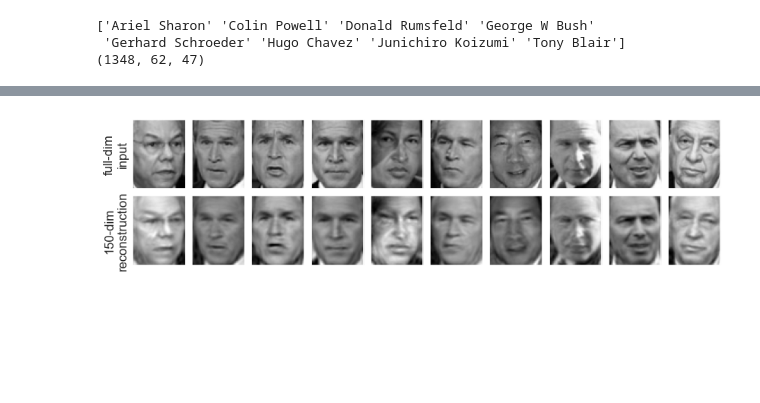
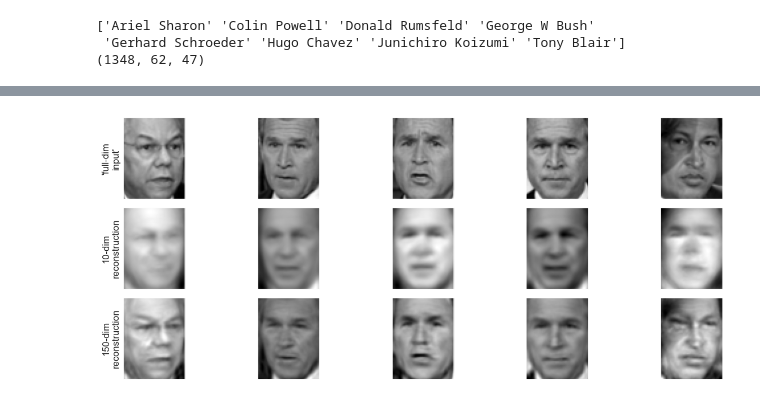
Before and after one commit to wilsbt/PCA, a Jupyter notebook: PCA_Faces.ipynb, the cells around one changed output, grey strips where cells are left out. Drawn from its saved outputs; the diff is of its cells as text; code cells hidden in the pictures; blank space fills up the shorter version.

```diff
--- a/PCA_Faces.ipynb
+++ b/PCA_Faces.ipynb
@@ -16,5 +20,5 @@ print(faces.images.shape)
 # %%
-from sklearn.decomposition import PCA as RandomizedPCA # this line was changed from the orginal as the original is deprecated
-pca = RandomizedPCA(150)
+from sklearn.decomposition import PCA as RandomizedPCA
+pca = RandomizedPCA(10)
 pca.fit(faces.data)
 # %% [output]
@@ -36,18 +50,31 @@ plt.ylabel('cumulative explained variance');
 # %%
 # Compute the components and projected faces
-pca = RandomizedPCA(150).fit(faces.data) # originally ~3000 features
-components = pca.transform(faces.data)
-projected = pca.inverse_transform(components)
+n = [10, 150]
+pca = []
+components = []
+projected = []
+for i in range(len(n)):
+    pca.append(RandomizedPCA(n[i]).fit(faces.data))
+    components.append(pca[i].transform(faces.data))
+    projected.append(pca[i].inverse_transform(components[i]))
 # %%
 # Plot the results
-fig, ax = plt.subplots(2, 10, figsize=(10, 2.5),
+n_faces = 5
+fig, ax = plt.subplots(len(n)+1, n_faces, figsize=(n_faces*3, len(n)*3),
                        subplot_kw={'xticks':[], 'yticks':[]},
                        gridspec_kw=dict(hspace=0.1, wspace=0.1))
-for i in range(10):
-    ax[0, i].imshow(faces.data[i].reshape(62, 47), cmap='binary_r')
-    ax[1, i].imshow(projected[i].reshape(62, 47), cmap='binary_r')
+for j in range(1+len(n)):
+    for i in range(n_faces):
+        if j == 0:
+            ax[j, i].imshow(faces.data[i].reshape(62, 47), cmap='binary_r')
+            ax[j, 0].set_ylabel("'full-dim\ninput'")
+        else:
+            ax[j, i].imshow(projected[j-1][i].reshape(62, 47), cmap='binary_r')
+            ax[j, 0].set_ylabel(f"{n[j-1]}-dim\nreconstruction")
 
-ax[0, 0].set_ylabel('full-dim\ninput')
-ax[1, 0].set_ylabel('150-dim\nreconstruction');
+plt.savefig("test.pdf")
+# ax[0, 0].set_ylabel('full-dim\ninput')
+# ax[1, 0].set_ylabel('10-dim\nreconstruction')
+# ax[2, 0].set_ylabel('10-dim\nreconstruction')
 # %% [output]
-[figure, old version]
+[figure, new version]
```
Also changed, not shown: parts of 9 cells of this notebook, 3 other files.
